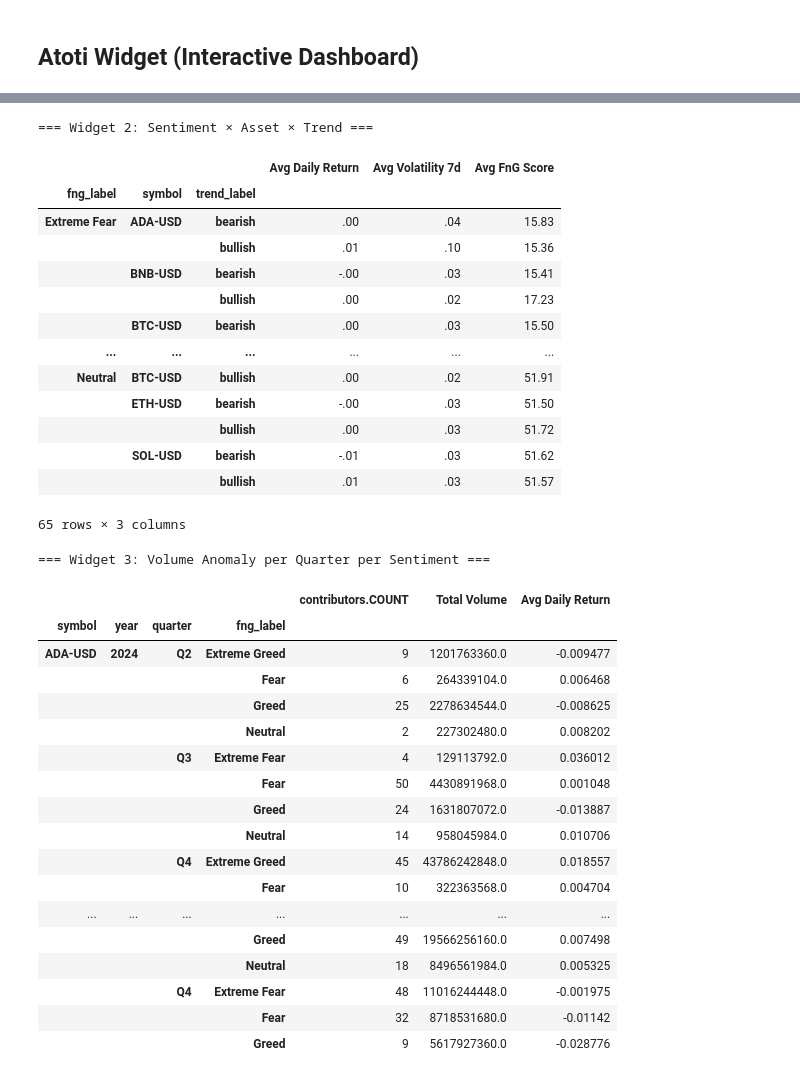
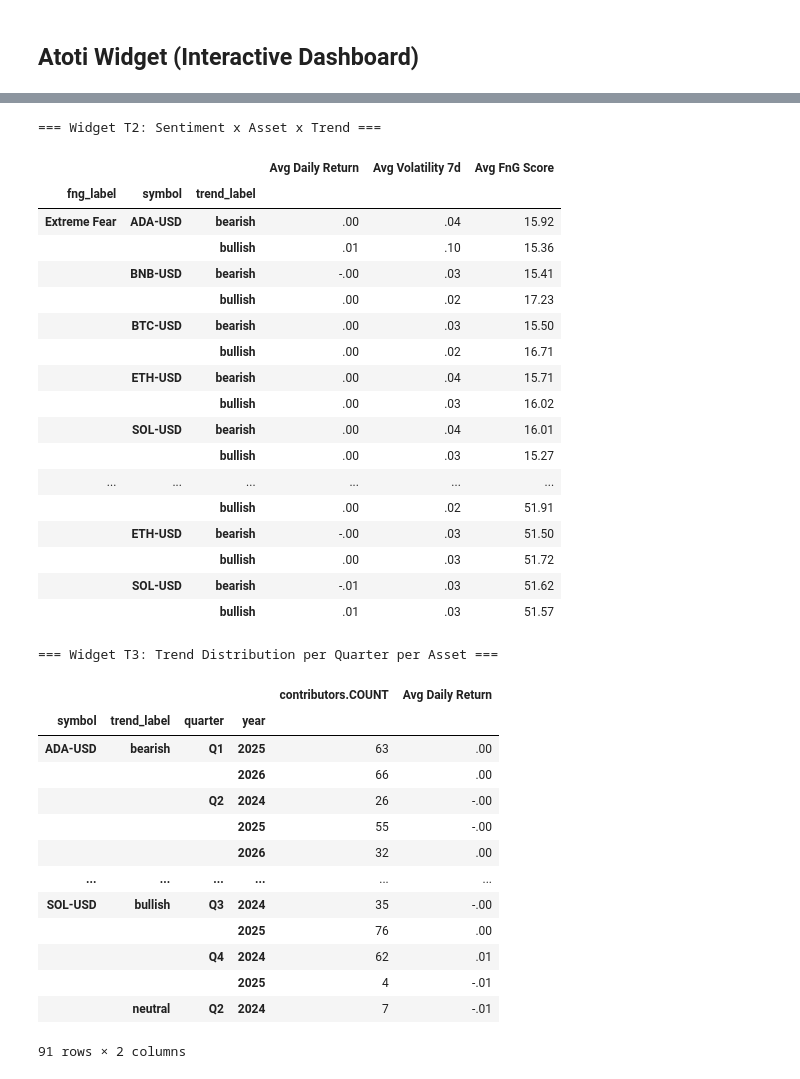
Before and after one commit to Rizki0907/DataWarehouse_UAS_Project, a Jupyter notebook: notebooks/atoti.ipynb, the cells around one changed output, grey strips where cells are left out. Cells and saved outputs as stored; diff of their text form; code cells hidden in the pictures.

Commit message:
Add new widget and hierarchies

```diff
--- a/notebooks/atoti.ipynb
+++ b/notebooks/atoti.ipynb
@@ -118,11 +122,17 @@ df['week']         = df['week'].astype(int)
 
 numeric_cols = ['open','high','low','close','volume','fng_value',
                 'daily_return','ma7','ma30','volatility_7d','rsi_14','volume_zscore']
+
+if 'is_market_anomaly_ml' in df.columns:
+    df['is_market_anomaly_ml'] = df['is_market_anomaly_ml'].astype(str)
+if 'predicted_fng_label_tomorrow' in df.columns:
+    df['predicted_fng_label_tomorrow'] = df['predicted_fng_label_tomorrow'].astype(str)
+
 for col in numeric_cols:
     if col in df.columns:
         df[col] = pd.to_numeric(df[col], errors='coerce')
 
 print(f' Denormalized DataFrame shape: {df.shape}')
-print(f'   Kolom: {list(df.columns)}')
+print(f'   Columns: {list(df.columns)}')
 df.head(3)
 # %% [output]
@@ -528,5 +622,5 @@ widget_vol
 # %%
-widget_sent = cube.query(
+widget_t2 = cube.query(
     m['Avg Daily Return'],
     m['Avg Volatility 7d'],
     m['Avg FnG Score'],
@@ -536,56 +630,55 @@ widget_sent = cube.query(
         h['trend_label']['trend_label']
     ]
 )
-print('=== Widget 2: Sentiment x Asset x Trend ===')
-widget_sent
+print('=== Widget T2: Sentiment x Asset x Trend ===')
+widget_t2
 # %% [output]
-=== Widget 2: Sentiment × Asset × Trend ===
+=== Widget T2: Sentiment x Asset x Trend ===
 |  |  |  | Avg Daily Return | Avg Volatility 7d | Avg FnG Score |
 | fng_label | symbol | trend_label |  |  |  |
-| Extreme Fear | ADA-USD | bearish | .00 | .04 | 15.83 |
+| Extreme Fear | ADA-USD | bearish | .00 | .04 | 15.92 |
 |  |  | bullish | .01 | .10 | 15.36 |
 |  | BNB-USD | bearish | -.00 | .03 | 15.41 |
 |  |  | bullish | .00 | .02 | 17.23 |
 |  | BTC-USD | bearish | .00 | .03 | 15.50 |
+|  |  | bullish | .00 | .02 | 16.71 |
+|  | ETH-USD | bearish | .00 | .04 | 15.71 |
+|  |  | bullish | .00 | .03 | 16.02 |
+|  | SOL-USD | bearish | .00 | .04 | 16.01 |
+|  |  | bullish | .00 | .03 | 15.27 |
 | ... | ... | ... | ... | ... | ... |
-| Neutral | BTC-USD | bullish | .00 | .02 | 51.91 |
+|  |  | bullish | .00 | .02 | 51.91 |
 |  | ETH-USD | bearish | -.00 | .03 | 51.50 |
 |  |  | bullish | .00 | .03 | 51.72 |
 |  | SOL-USD | bearish | -.01 | .03 | 51.62 |
 |  |  | bullish | .01 | .03 | 51.57 |
-65 rows × 3 columns
 # %%
-widget_vol_anomaly = cube.query(
+widget_t3 = cube.query(
     m['contributors.COUNT'],
-    m['Total Volume'],
     m['Avg Daily Return'],
     levels=[
         h['symbol']['symbol'],
-        h['year']['year'],
+        h['trend_label']['trend_label'],
         h['quarter']['quarter'],
-        h['fng_label']['fng_label']
+        h['year']['year']
     ]
 )
-print('=== Widget 3: Volume Anomaly per Quarter per Sentiment ===')
-widget_vol_anomaly.head(30)
+print('=== Widget T3: Trend Distribution per Quarter per Asset ===')
+widget_t3
 # %% [output]
-=== Widget 3: Volume Anomaly per Quarter per Sentiment ===
+=== Widget T3: Trend Distribution per Quarter per Asset ===
-|  |  |  |  | contributors.COUNT | Total Volume | Avg Daily Return |
-| symbol | year | quarter | fng_label |  |  |  |
-| ADA-USD | 2024 | Q2 | Extreme Greed | 9 | 1201763360.0 | -0.009477 |
-|  |  |  | Fear | 6 | 264339104.0 | 0.006468 |
-|  |  |  | Greed | 25 | 2278634544.0 | -0.008625 |
-|  |  |  | Neutral | 2 | 227302480.0 | 0.008202 |
-|  |  | Q3 | Extreme Fear | 4 | 129113792.0 | 0.036012 |
-|  |  |  | Fear | 50 | 4430891968.0 | 0.001048 |
-|  |  |  | Greed | 24 | 1631807072.0 | -0.013887 |
-|  |  |  | Neutral | 14 | 958045984.0 | 0.010706 |
-|  |  | Q4 | Extreme Greed | 45 | 43786242848.0 | 0.018557 |
-|  |  |  | Fear | 10 | 322363568.0 | 0.004704 |
-| ... | ... | ... | ... | ... | ... | ... |
-|  |  |  | Greed | 49 | 19566256160.0 | 0.007498 |
-|  |  |  | Neutral | 18 | 8496561984.0 | 0.005325 |
-|  |  | Q4 | Extreme Fear | 48 | 11016244448.0 | -0.001975 |
-|  |  |  | Fear | 32 | 8718531680.0 | -0.01142 |
-|  |  |  | Greed | 9 | 5617927360.0 | -0.028776 |
+|  |  |  |  | contributors.COUNT | Avg Daily Return |
+| symbol | trend_label | quarter | year |  |  |
+| ADA-USD | bearish | Q1 | 2025 | 63 | .00 |
+|  |  |  | 2026 | 66 | .00 |
+|  |  | Q2 | 2024 | 26 | -.00 |
+|  |  |  | 2025 | 55 | -.00 |
+|  |  |  | 2026 | 32 | .00 |
+| ... | ... | ... | ... | ... | ... |
+| SOL-USD | bullish | Q3 | 2024 | 35 | -.00 |
+|  |  |  | 2025 | 76 | .00 |
+|  |  | Q4 | 2024 | 62 | .01 |
+|  |  |  | 2025 | 4 | -.01 |
+|  | neutral | Q2 | 2024 | 7 | -.01 |
+91 rows × 2 columns
 # %%
```
Also changed, not shown: parts of 30 cells of this notebook, 1 other file.
